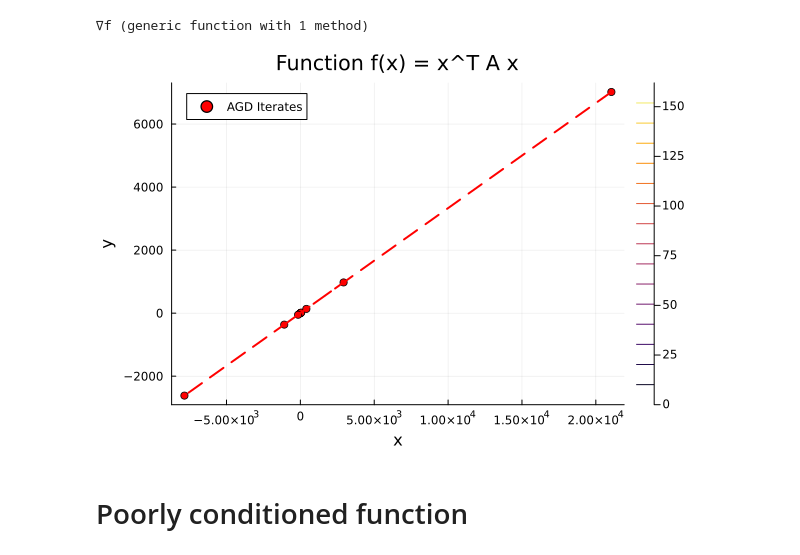
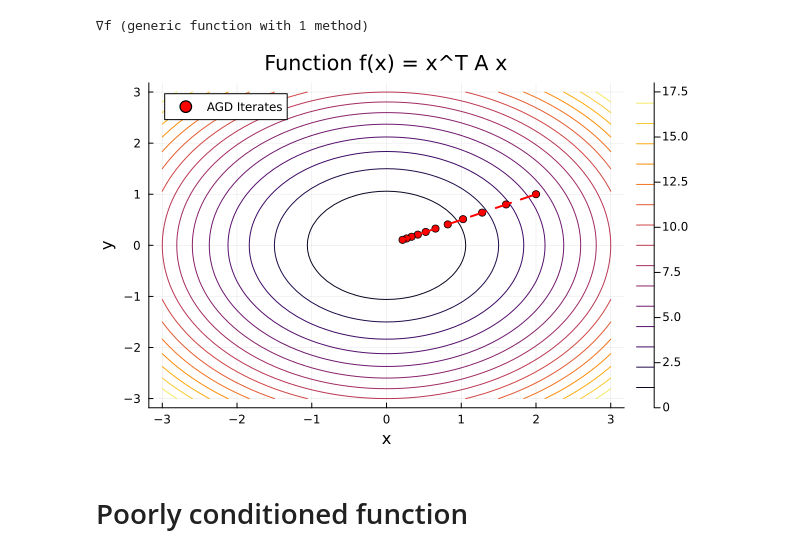
Before and after one commit to stanford-cme-307/demos, a Jupyter notebook: agd-contours.ipynb, the cells around one changed output. Drawn from its saved outputs; the diff is of its cells as text; code cells hidden in the pictures.

```diff
--- a/agd-contours.ipynb
+++ b/agd-contours.ipynb
@@ -43,22 +43,19 @@ f(x) = x' * A * x
 # %%
 # Initial point
 x0 = [2.0, 1.0]
 
 # Number of iterations
 num_iters = 10
 
-# Fixed step size
-step_size = .1
-
 # Run agd
-iterates_f = agd(x0, ∇f, num_iters, α=.1, β=.9)
+iterates_f = agd(x0, ∇f, num_iters, α=.1, β=0)
 
 # Create contour plots and overlay the iterates
 contour(-3:0.1:3, -3:0.1:3, (x, y) -> f([x, y]), title="Function f(x) = x^T A x", xlabel="x", ylabel="y")
 scatter!([x[1] for x in iterates_f], [x[2] for x in iterates_f], markershape=:circle, color=:red, label="AGD Iterates")
 plot!([x[1] for x in iterates_f], [x[2] for x in iterates_f], color=:red, linewidth=2, linestyle=:dash, label="")
 # %% [output]
-[figure, old version]
+[figure, new version]
 # %% [markdown]
 # Poorly conditioned function
 # %%
```
Also changed, not shown: 2 other files.
